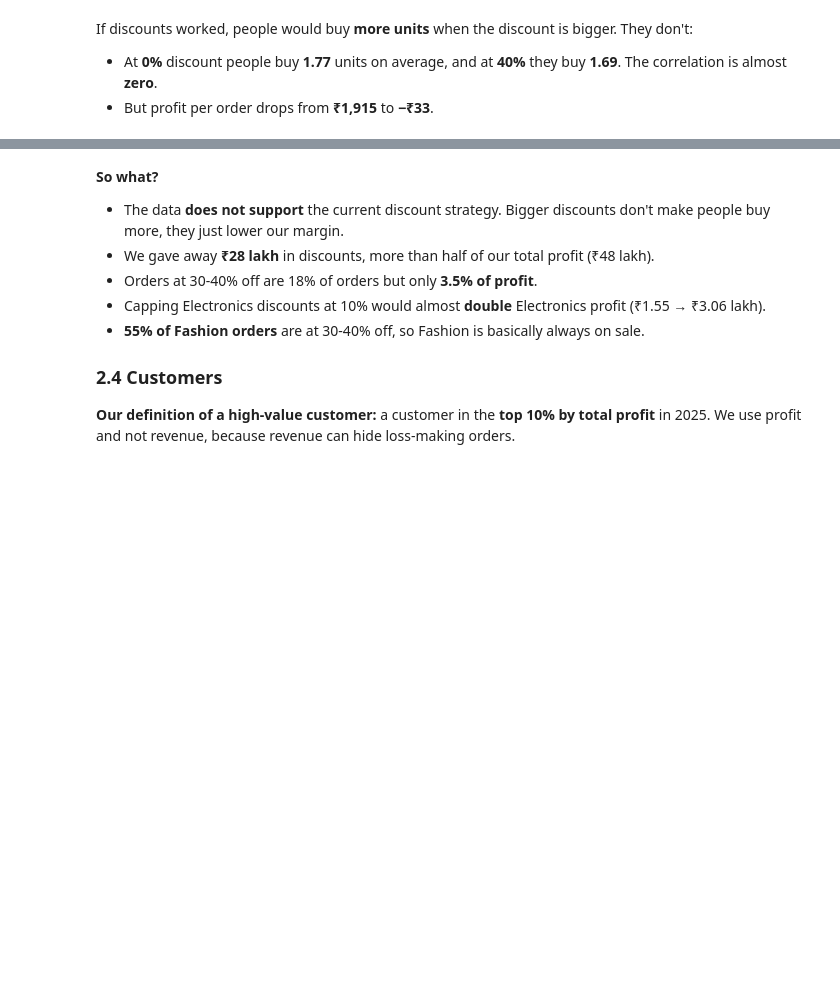
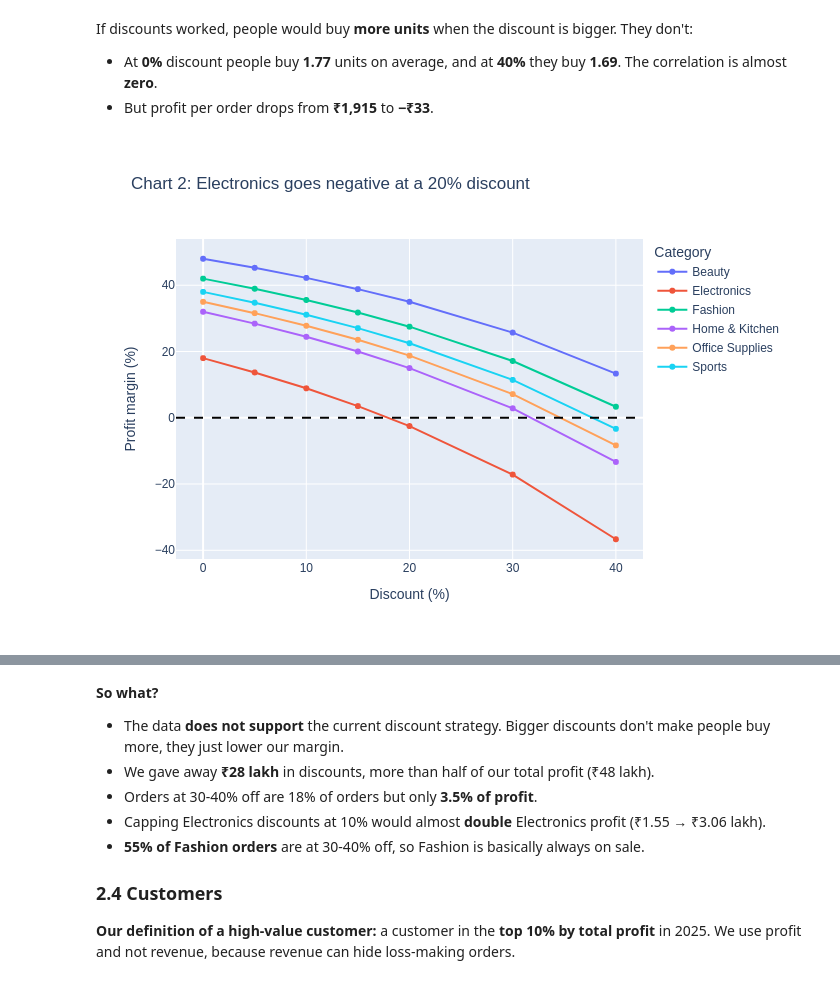
Before and after one commit to Y4SHV4RDH4N/Claude, a Jupyter notebook: project-vyapaar/colab/02_Sales_Profit_Discounts.ipynb, the cells around one changed output, grey strips where cells are left out. Saved outputs shown, nothing was run; the diff lists cells and outputs as text; code cells hidden in the pictures; blank space fills up the shorter version.

```diff
--- a/project-vyapaar/colab/02_Sales_Profit_Discounts.ipynb
+++ b/project-vyapaar/colab/02_Sales_Profit_Discounts.ipynb
@@ -141,13 +190,15 @@ If discounts worked, people would buy **more units** when the discount is bigger
 # %%
 # CHART 2: margin at each discount level for each category
 chart2 = df.pivot_table(index="discount_pct", columns="category", values="margin_%", aggfunc="mean")
 chart2.index = chart2.index * 100   # 0.2 -> 20 (%)
 
 fig = px.line(chart2, markers=True,
-              title="Chart 2: Electronics loses money from 20% discount; at 40% four categories lose money",
+              title="Chart 2: Electronics goes negative at a 20% discount",
               labels={"discount_pct": "Discount (%)", "value": "Profit margin (%)", "category": "Category"})
 fig.add_hline(y=0, line_dash="dash", line_color="black")
 fig.show()
+# %% [output]
+[figure, added]
 # %%
 # What if Electronics discounts were capped at 10%?
 # (assumption: people still buy the same quantity, which the table above supports)
```
Also changed, not shown: parts of 15 cells of this notebook, 4 other files.
